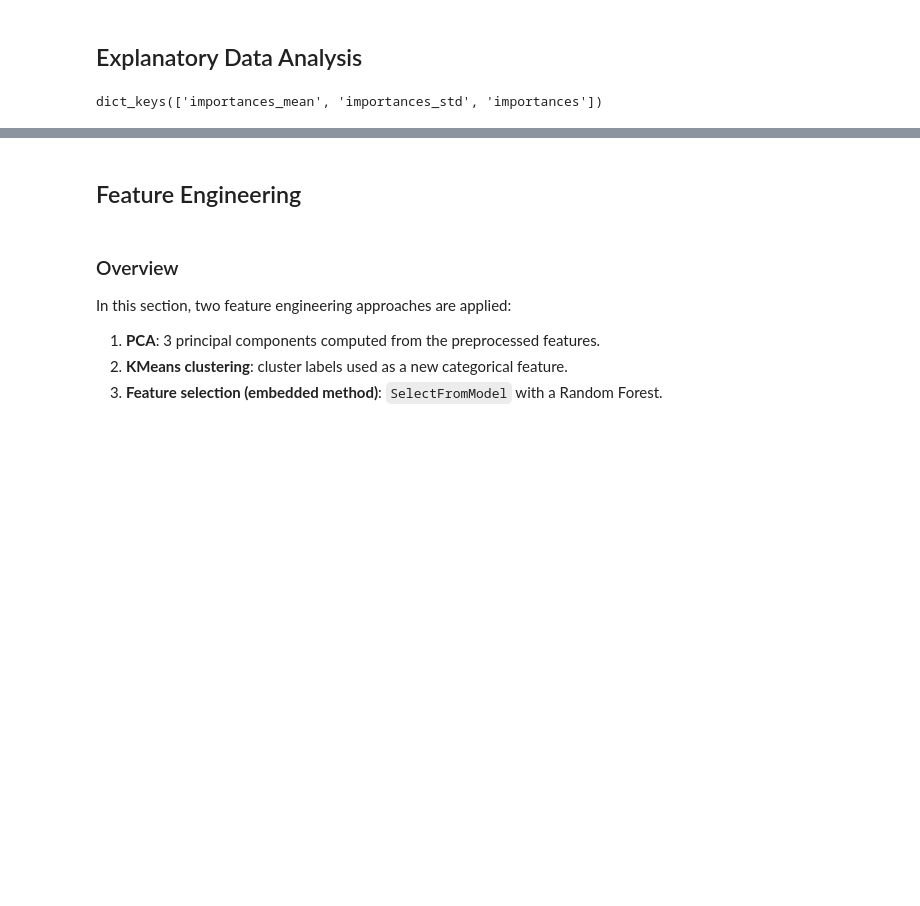
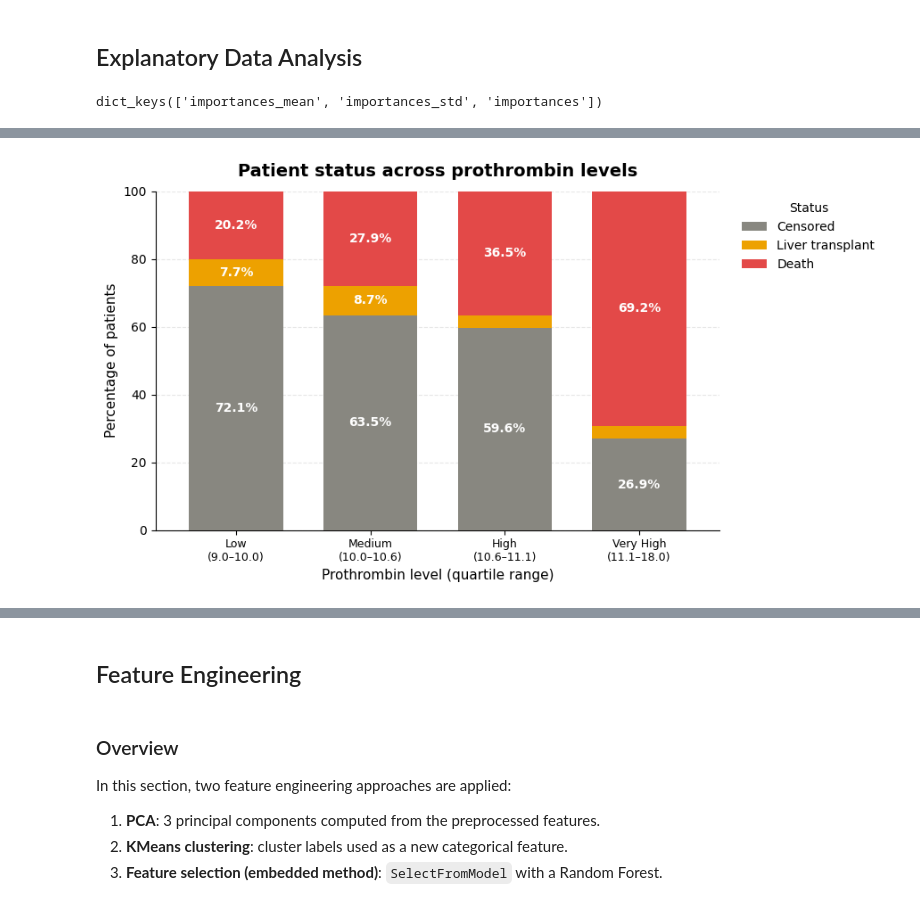
Before and after one commit to swirita/Cirrhosis-Prediction, a Jupyter notebook: Cirrhosis_Prediction.ipynb, the cells around one changed output, grey strips where cells are left out. Cells and saved outputs as stored; diff of their text form; code cells hidden in the pictures; blank space fills up the shorter version.

```diff
--- a/Cirrhosis_Prediction.ipynb
+++ b/Cirrhosis_Prediction.ipynb
@@ -1505,0 +1440,4 @@ plt.show()
+# %%
+plot_status_by_feature_group(df, 'Prothrombin')
+# %% [output]
+[figure, added]
```
Also changed, not shown: parts of 15 cells of this notebook.
